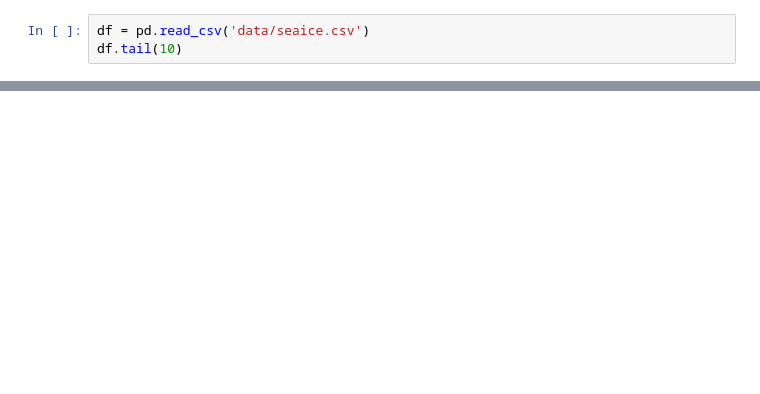
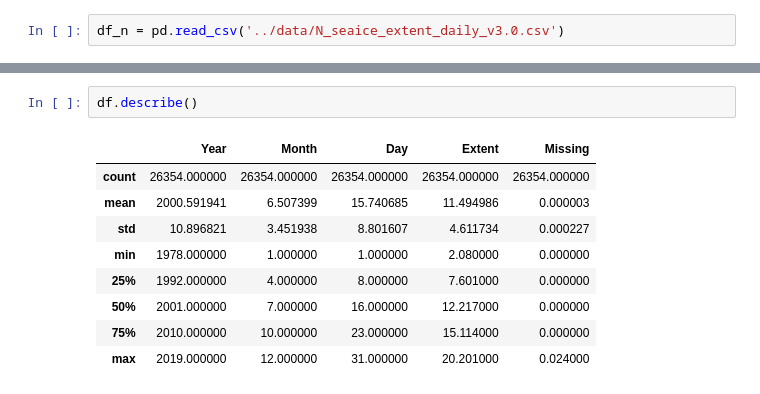
Before and after one commit to KathGo/ice_cream, a Jupyter notebook: EDA_Aany.ipynb, the cells around one changed output, grey strips where cells are left out. Drawn from its saved outputs; the diff is of its cells as text; blank space fills up the shorter version.

```diff
--- a/EDA_Aany.ipynb
+++ b/EDA_Aany.ipynb
@@ -3,3 +14,2 @@ import pandas as pd
 # %%
-df = pd.read_csv('data/seaice.csv')
-df.tail(10)
+df_n = pd.read_csv('../data/N_seaice_extent_daily_v3.0.csv')
@@ -26,0 +72,12 @@ Index(['Year', ' Month', ' Day', '     Extent', '    Missing', ' Source Data',
+# %%
+df.describe()
+# %% [output]
+|  | Year | Month | Day | Extent | Missing |
+| count | 26354.000000 | 26354.000000 | 26354.000000 | 26354.000000 | 26354.000000 |
+| mean | 2000.591941 | 6.507399 | 15.740685 | 11.494986 | 0.000003 |
+| std | 10.896821 | 3.451938 | 8.801607 | 4.611734 | 0.000227 |
+| min | 1978.000000 | 1.000000 | 1.000000 | 2.080000 | 0.000000 |
+| 25% | 1992.000000 | 4.000000 | 8.000000 | 7.601000 | 0.000000 |
+| 50% | 2001.000000 | 7.000000 | 16.000000 | 12.217000 | 0.000000 |
+| 75% | 2010.000000 | 10.000000 | 23.000000 | 15.114000 | 0.000000 |
+| max | 2019.000000 | 12.000000 | 31.000000 | 20.201000 | 0.024000 |
```
Also changed, not shown: parts of 22 cells of this notebook, 1 other file.
